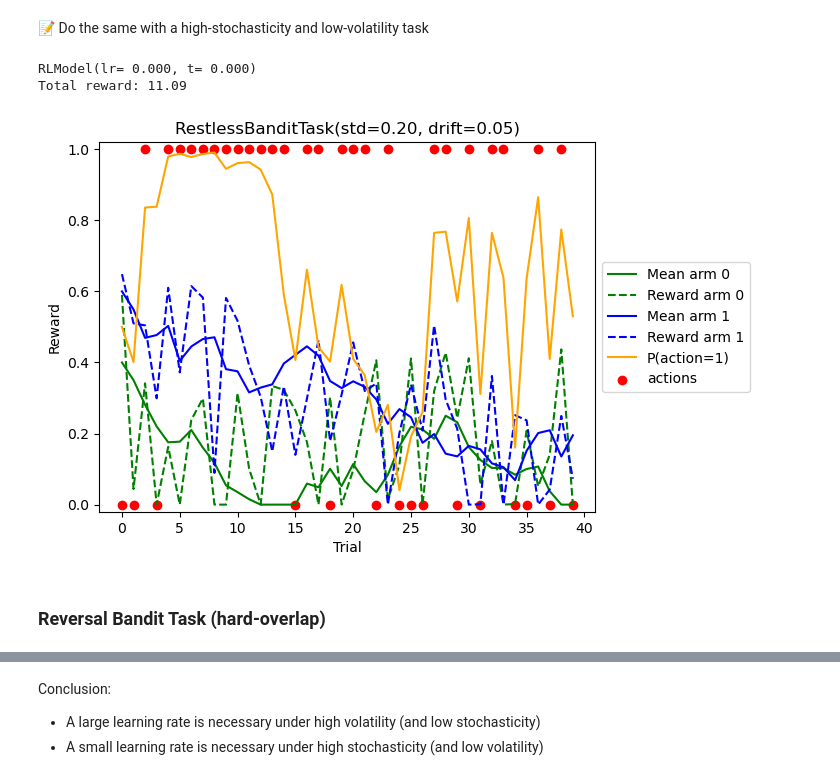
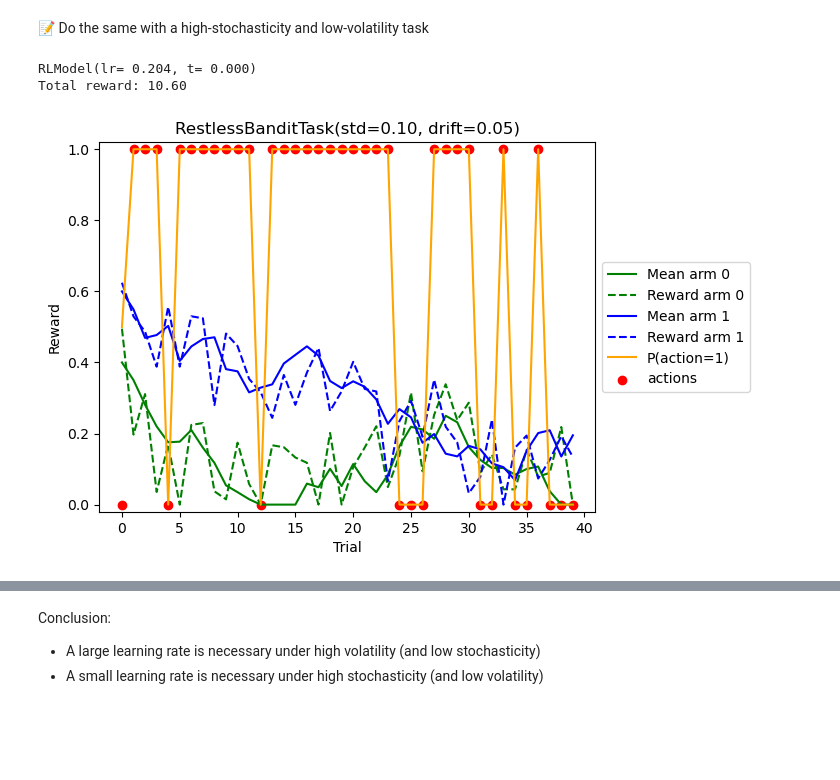
Before and after one commit to easiryne/cognitive-modeling-lab, a Jupyter notebook: TD_4/td4_solution.ipynb, the cells around one changed output, grey strips where cells are left out. Saved outputs shown, nothing was run; the diff lists cells and outputs as text; code cells hidden in the pictures; blank space fills up the shorter version.

```diff
--- a/TD_4/td4_solution.ipynb
+++ b/TD_4/td4_solution.ipynb
@@ -651,10 +651,8 @@ Total reward: 12.32
 # %% [markdown]
 📝 Do the same with a high-stochasticity and low-volatility task
 # %%
-optimize_simulate_and_plot(RestlessBanditTask(0.4, 0.6, std=0.2, drift=0.05, n_trials=40))
+optimize_simulate_and_plot(RestlessBanditTask(0.4, 0.6, std=0.1, drift=0.05, n_trials=40))
 # %% [output]
-RLModel(lr= 0.000, t= 0.000)
-Total reward: 11.09
+RLModel(lr= 0.204, t= 0.000)
+Total reward: 10.60
-[figure, old version]
+[figure, new version]
-# %% [markdown]
-### Reversal Bandit Task (hard-overlap)
```
Also changed, not shown: parts of 23 cells of this notebook.
